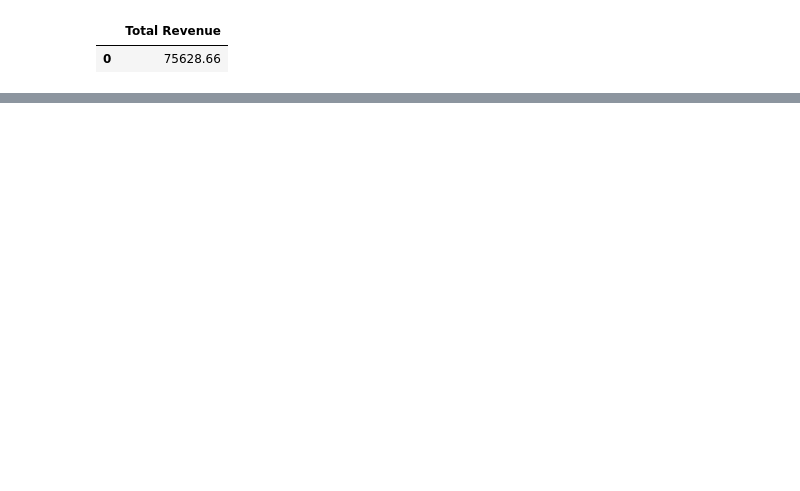
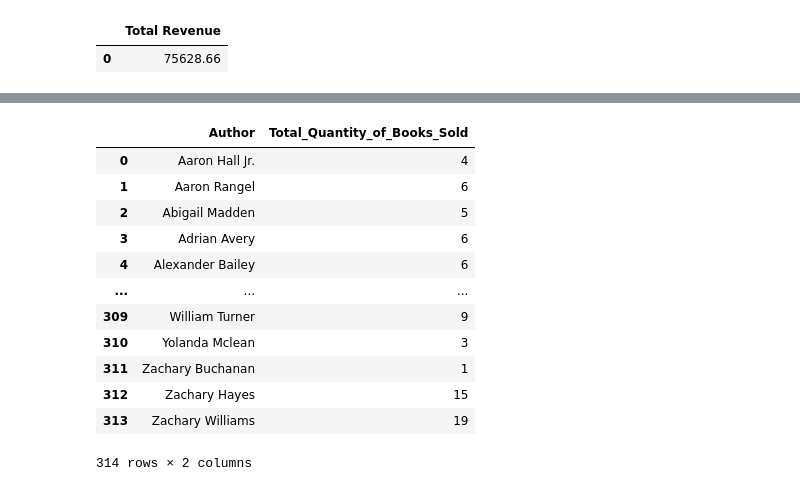
Before and after one commit to jsharma1503/SQL-Project, a Jupyter notebook: Book Store Analysis.ipynb, the cells around one changed output, grey strips where cells are left out. Cells and saved outputs as stored; diff of their text form; code cells hidden in the pictures; blank space fills up the shorter version.

```diff
--- a/Book Store Analysis.ipynb
+++ b/Book Store Analysis.ipynb
@@ -311,0 +419,24 @@ df11
+# %%
+# T6 :- Retrieve the total quantity of books sold by each author
+query = """
+    SELECT B.Author,SUM(O.Quantity) AS 'Total_Quantity_of_Books_Sold' FROM Books B
+    JOIN Orders O
+    ON B.Book_ID = O.Book_ID
+    GROUP BY B.Author
+"""
+df = pd.read_sql_query(query, conn)
+df
+# %% [output]
+|  | Author | Total_Quantity_of_Books_Sold |
+| 0 | Aaron Hall Jr. | 4 |
+| 1 | Aaron Rangel | 6 |
+| 2 | Abigail Madden | 5 |
+| 3 | Adrian Avery | 6 |
+| 4 | Alexander Bailey | 6 |
+| ... | ... | ... |
+| 309 | William Turner | 9 |
+| 310 | Yolanda Mclean | 3 |
+| 311 | Zachary Buchanan | 1 |
+| 312 | Zachary Hayes | 15 |
+| 313 | Zachary Williams | 19 |
+314 rows × 2 columns
```
Also changed, not shown: parts of 10 cells of this notebook.
